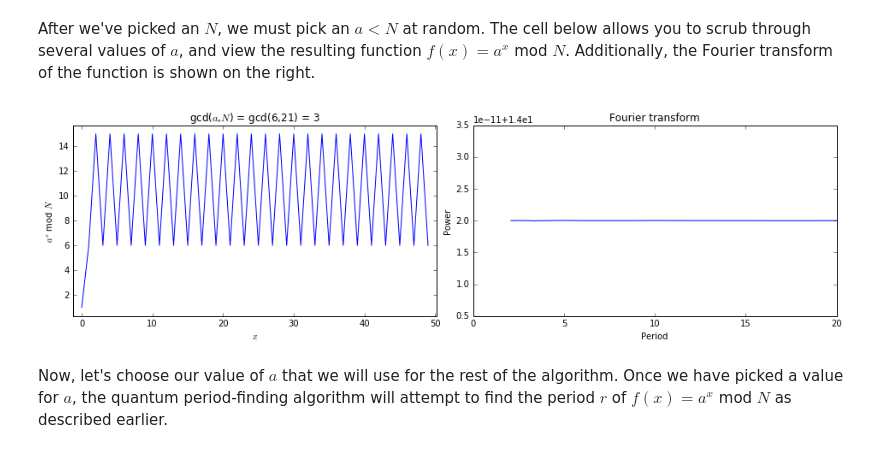
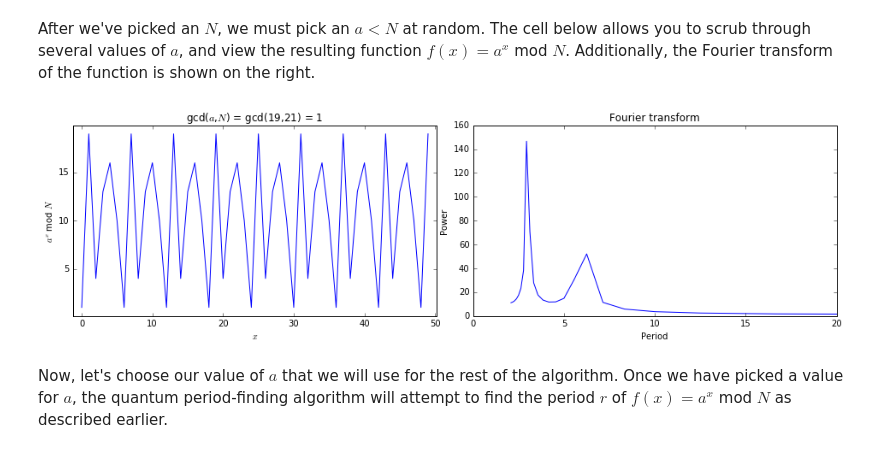
Before and after one commit to sbarratt/quantum-project, a Jupyter notebook: Shors.ipynb, the cells around one changed output. Cells and saved outputs as stored; diff of their text form; code cells hidden in the pictures.

```diff
--- a/Shors.ipynb
+++ b/Shors.ipynb
@@ -51,26 +51,26 @@ while True:
 # %% [markdown]
 After we've picked an $N$, we must pick an $a < N$ at random. The cell below allows you to scrub through several values of $a$, and view the resulting function $f(x) = a^x$ mod $N$. Additionally, the Fourier transform of the function is shown on the right.
 # %%
-def axmodN(a=6, xmax=50):
+def axmodN(a=19, xmax=50):
     xs = list(range(xmax))
     n = len(xs)
     ys = [pow(a, x, N) for x in xs]
     fig, (ax1, ax2) = plt.subplots(1,2, figsize=(16,4))
     fig.subplots_adjust(wspace=0.1)
     ax1.plot(xs, ys)
     ax1.margins(0.025, 0.05)
     ax1.set_xlabel('$x$')
     ax1.set_ylabel('$a^x$ mod $N$')
     ax1.set_title('gcd($a$,$N$) = gcd({},{}) = {}'.format(a, N, gcd(a,N)))
     ax2.plot(1/np.fft.fftfreq(n)[1:n//2], np.abs(np.fft.fft(ys))[1:n//2])
     ax2.set_xlim(0,20)
     ax2.set_title('Fourier transform')
     ax2.set_xlabel('Period')
     ax2.set_ylabel('Power')
 
 interactive(axmodN, a=(1,N), xmax=(1, 1000))
 # %% [output]
-[figure, old version]
+[figure, new version]
 # %% [markdown]
 Now, let's choose our value of $a$ that we will use for the rest of the algorithm. Once we have picked a value for $a$, the quantum period-finding algorithm will attempt to find the period $r$ of $f(x) = a^x$ mod $N$ as described earlier.
 # %%
```
Also changed, not shown: parts of 2 cells of this notebook.
